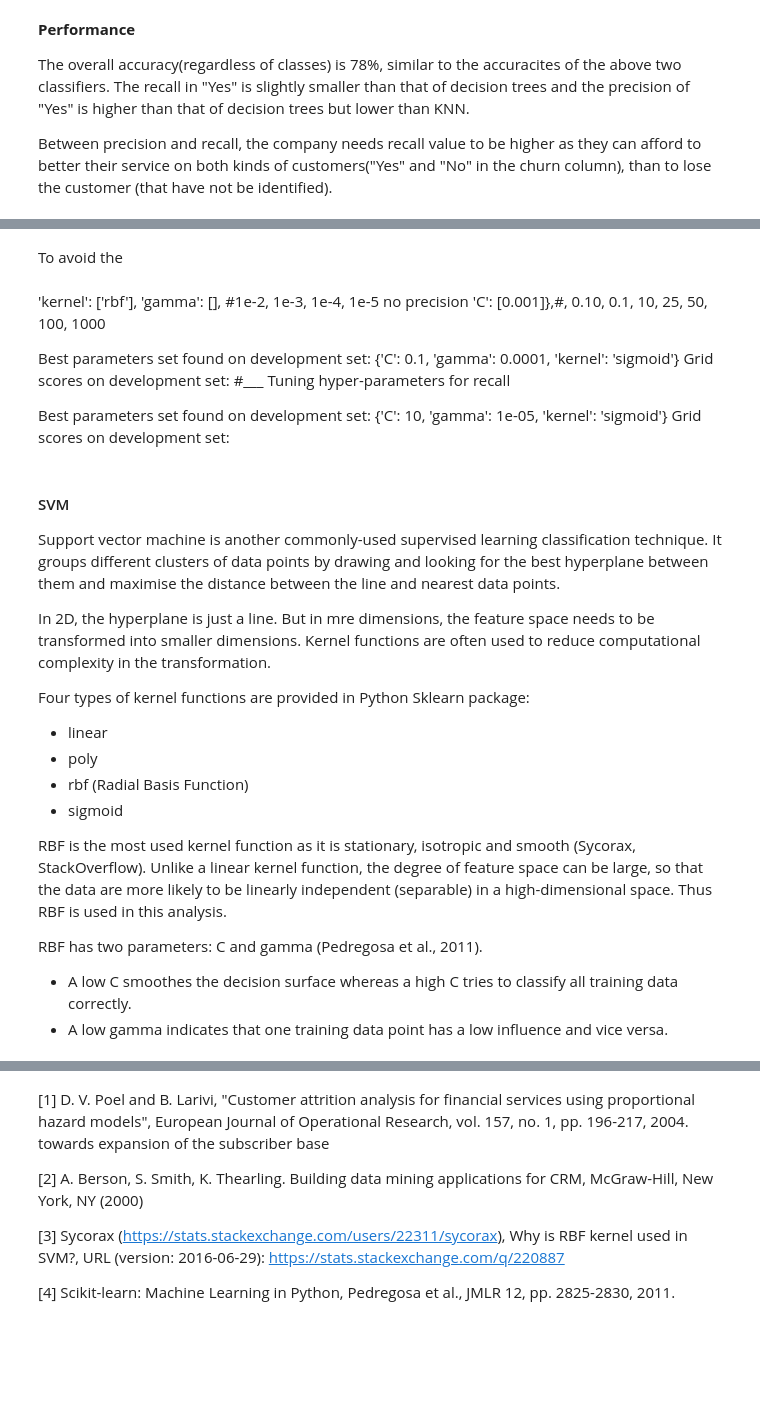
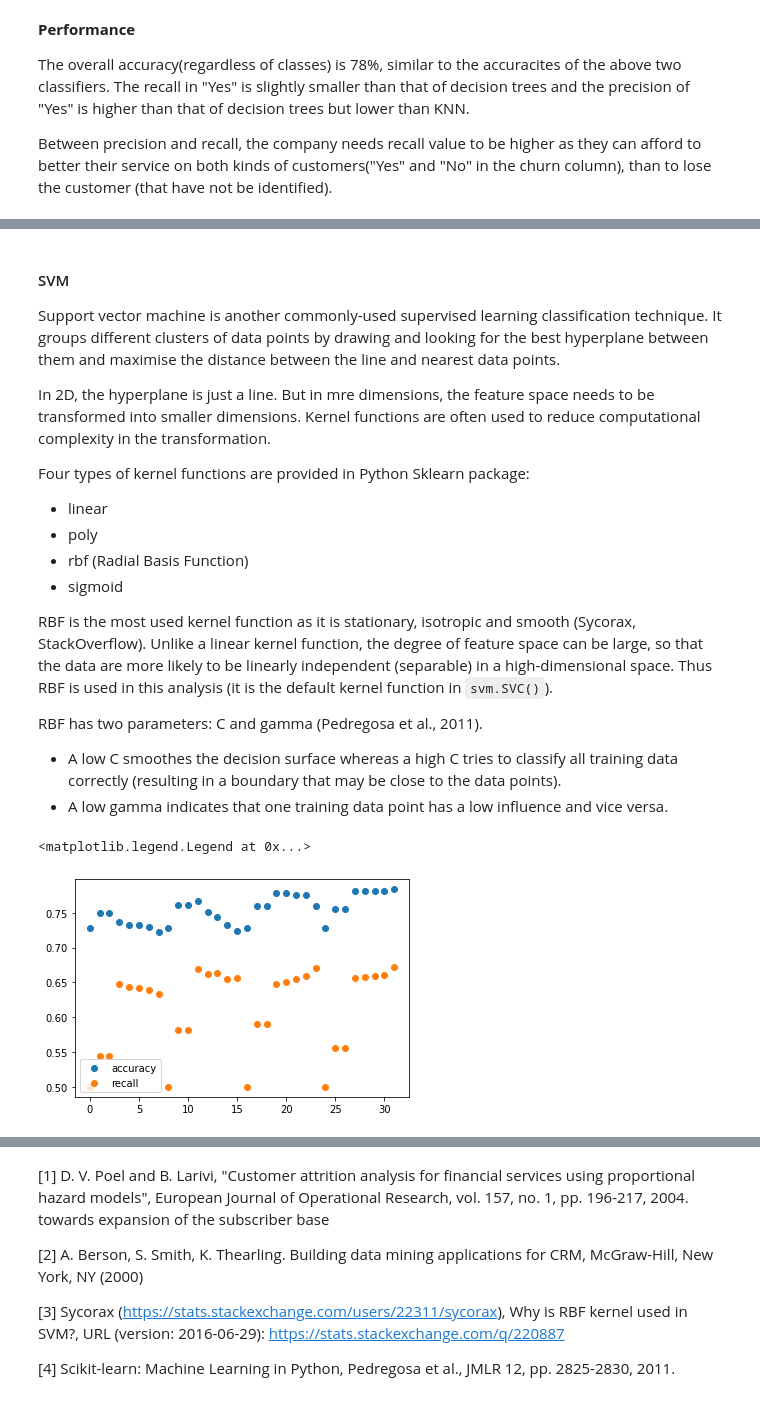
Before and after one commit to Tiana125/assessment_dsss2021, a Jupyter notebook: Untitled.ipynb, the cells around one changed output, grey strips where cells are left out. Cells and saved outputs as stored; diff of their text form; code cells hidden in the pictures; blank space fills up the shorter version.

```diff
--- a/Untitled.ipynb
+++ b/Untitled.ipynb
@@ -521,18 +457,3 @@ for score in scores:
-# %% [markdown]
-To avoid the
-# %% [markdown]
-'kernel': ['rbf'], 'gamma': [], #1e-2, 1e-3, 1e-4, 1e-5 no precision
-                     'C': [0.001]},#, 0.10, 0.1, 10, 25, 50, 100, 1000
-
-
-Best parameters set found on development set:
-{'C': 0.1, 'gamma': 0.0001, 'kernel': 'sigmoid'}
-Grid scores on development set:
-#___ Tuning hyper-parameters for recall
-
-Best parameters set found on development set:
-{'C': 10, 'gamma': 1e-05, 'kernel': 'sigmoid'}
-Grid scores on development set:
 # %% [markdown]
 #### SVM
 
@@ -546,8 +467,8 @@ Four types of kernel functions are provided in Python Sklearn package:
 - rbf (Radial Basis Function)
 - sigmoid
 
-RBF is the most used kernel function as it is stationary, isotropic and smooth (Sycorax, StackOverflow). Unlike a linear kernel function, the degree of feature space can be large, so that the data are more likely to be linearly independent (separable) in a high-dimensional space. Thus RBF is used in this analysis.
+RBF is the most used kernel function as it is stationary, isotropic and smooth (Sycorax, StackOverflow). Unlike a linear kernel function, the degree of feature space can be large, so that the data are more likely to be linearly independent (separable) in a high-dimensional space. Thus RBF is used in this analysis (it is the default kernel function in `svm.SVC()`).
 
 RBF has two parameters: C and gamma (Pedregosa et al., 2011).
-- A low C smoothes the decision surface whereas a high C tries to classify all training data correctly.
+- A low C smoothes the decision surface whereas a high C tries to classify all training data correctly (resulting in a boundary that may be close to the data points).
 - A low gamma indicates that one training data point has a low influence and vice versa.
@@ -559,0 +492,8 @@ SVC_model.fit(train_d, train_lab)
+# %%
+import numpy as np
+plt.scatter(np.arange(len(accs)), accs, label = "accuracy")
+plt.scatter(np.arange(len(recalls)), recalls, label = "recall")
+plt.legend()
+# %% [output]
+<matplotlib.legend.Legend at 0x...>
+[figure, added]
```
Also changed, not shown: parts of 29 cells of this notebook.
